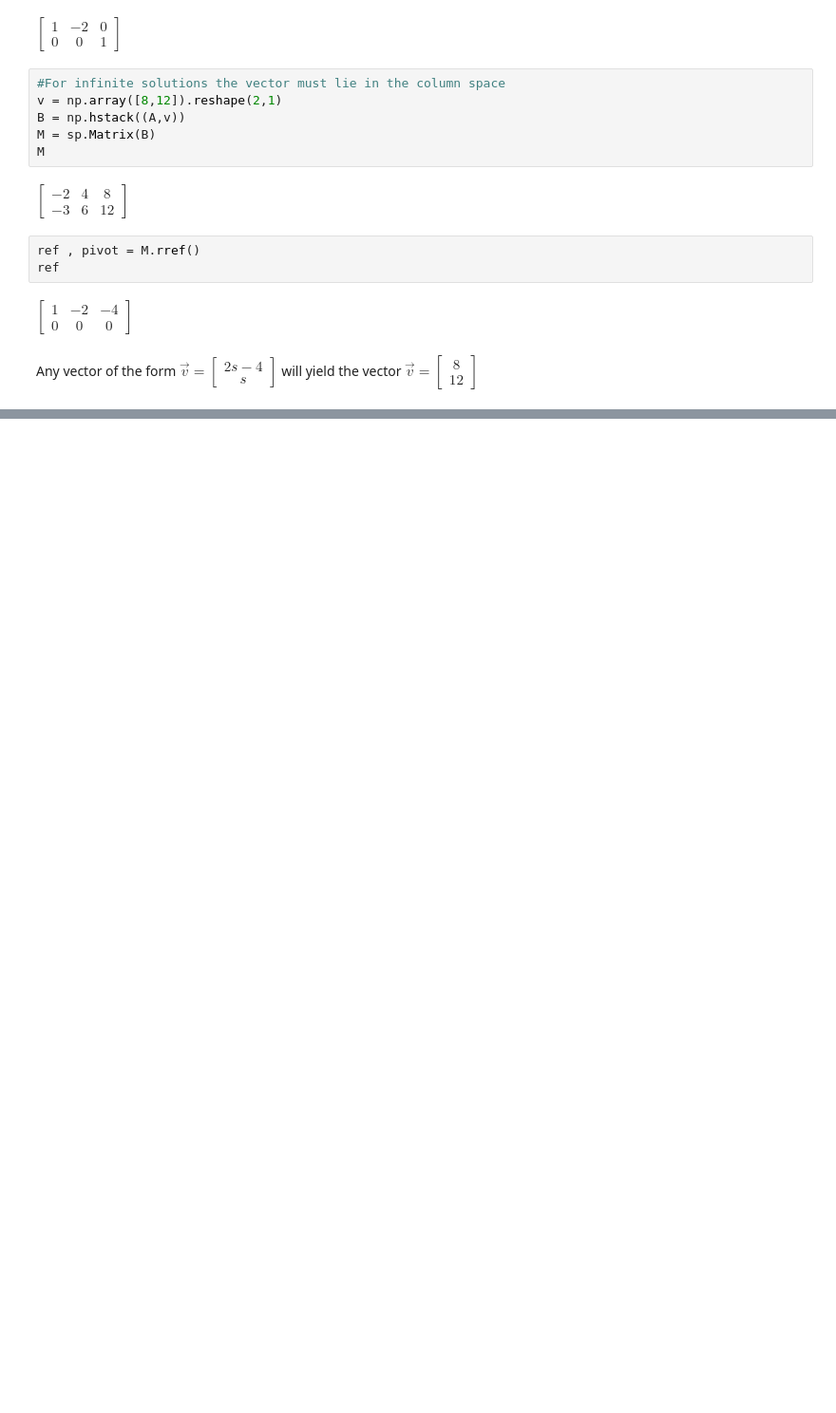
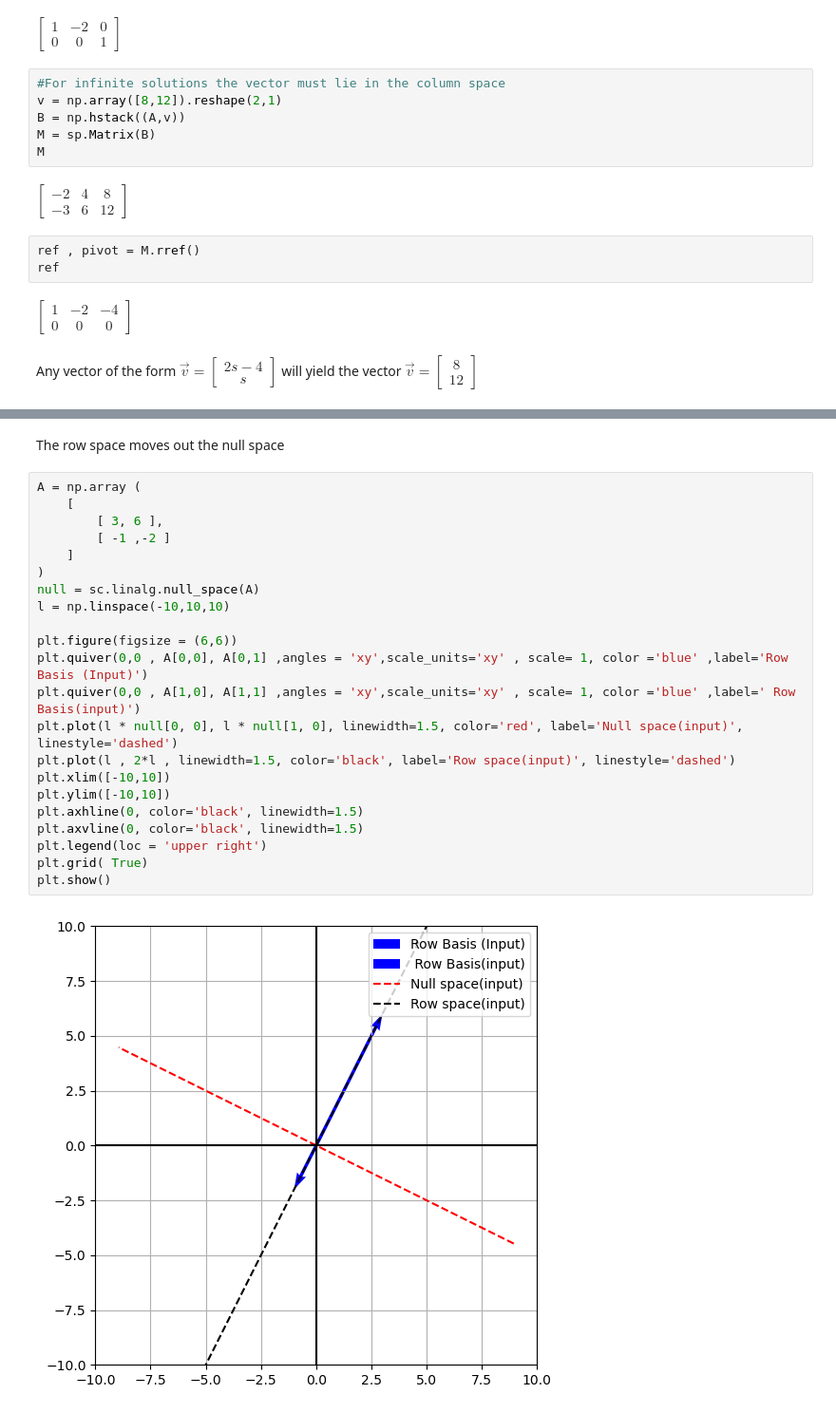
Before and after one commit to qamarr6092/math-with-python, a Jupyter notebook: Linear Algebra/linear_algebra.ipynb, the cells around one changed output, grey strips where cells are left out. Shown at 95% size. Drawn from its saved outputs; the diff is of its cells as text; blank space fills up the shorter version.

```diff
--- a/Linear Algebra/linear_algebra.ipynb
+++ b/Linear Algebra/linear_algebra.ipynb
@@ -1541,0 +1683,26 @@ array([8, 12], dtype=object)
+# %% [markdown]
+The row space moves out the null space
+# %%
+A = np.array (
+    [
+        [ 3, 6 ],
+        [ -1 ,-2 ]
+    ]
+)
+null = sc.linalg.null_space(A)
+l = np.linspace(-10,10,10)
+
+plt.figure(figsize = (6,6))
+plt.quiver(0,0 , A[0,0], A[0,1] ,angles = 'xy',scale_units='xy' , scale= 1, color ='blue' ,label='Row Basis (Input)')
+plt.quiver(0,0 , A[1,0], A[1,1] ,angles = 'xy',scale_units='xy' , scale= 1, color ='blue' ,label=' Row Basis(input)')
+plt.plot(l * null[0, 0], l * null[1, 0], linewidth=1.5, color='red', label='Null space(input)', linestyle='dashed')
+plt.plot(l , 2*l , linewidth=1.5, color='black', label='Row space(input)', linestyle='dashed')
+plt.xlim([-10,10])
+plt.ylim([-10,10])
+plt.axhline(0, color='black', linewidth=1.5)
+plt.axvline(0, color='black', linewidth=1.5)
+plt.legend(loc = 'upper right')
+plt.grid( True)
+plt.show()
+# %% [output]
+[figure, added]
```
Also changed, not shown: parts of 122 cells of this notebook.
